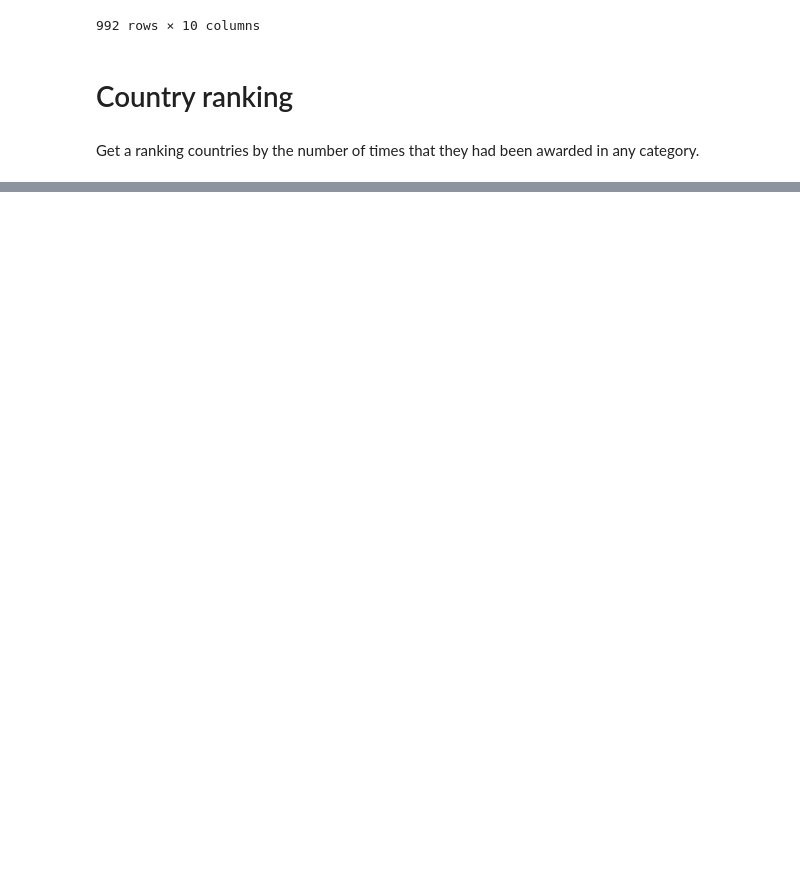
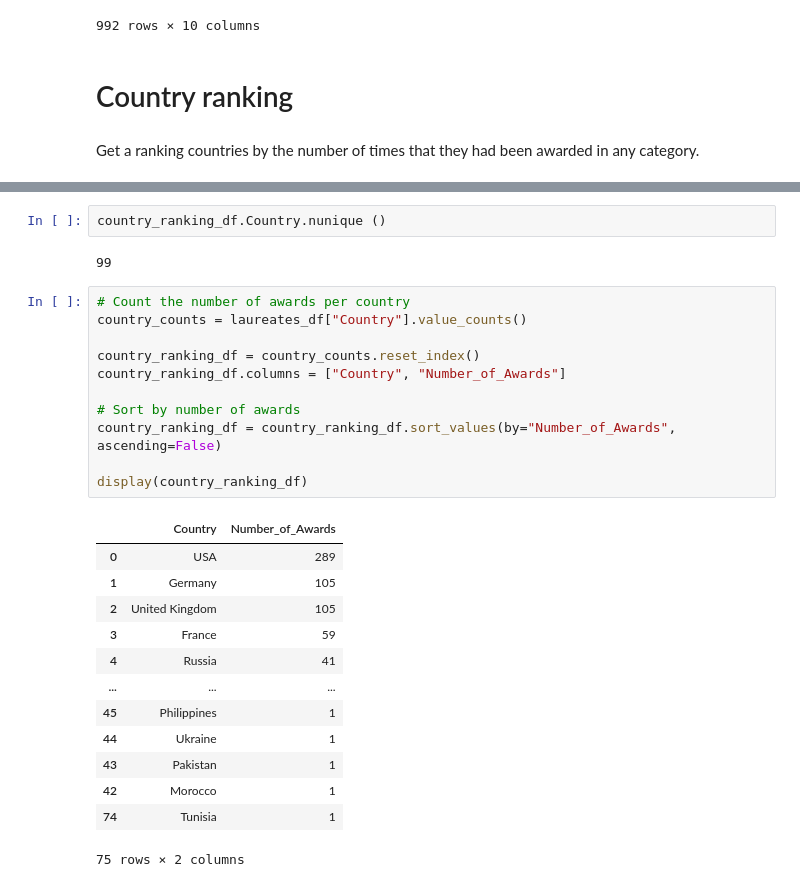
Before and after one commit to isg75/lab-apis, a Jupyter notebook: lab_apis.ipynb, the cells around one changed output, grey strips where cells are left out. Saved outputs shown, nothing was run; the diff lists cells and outputs as text; blank space fills up the shorter version.

```diff
--- a/lab_apis.ipynb
+++ b/lab_apis.ipynb
@@ -272,0 +488,29 @@ Get a ranking countries by the number of times that they had been awarded in any
+# %%
+country_ranking_df.Country.nunique ()
+# %% [output]
+99
+# %%
+# Count the number of awards per country
+country_counts = laureates_df["Country"].value_counts()
+
+country_ranking_df = country_counts.reset_index()
+country_ranking_df.columns = ["Country", "Number_of_Awards"]
+
+# Sort by number of awards
+country_ranking_df = country_ranking_df.sort_values(by="Number_of_Awards", ascending=False)
+
+display(country_ranking_df)
+# %% [output]
+|  | Country | Number_of_Awards |
+| 0 | USA | 289 |
+| 1 | Germany | 105 |
+| 2 | United Kingdom | 105 |
+| 3 | France | 59 |
+| 4 | Russia | 41 |
+| ... | ... | ... |
+| 45 | Philippines | 1 |
+| 44 | Ukraine | 1 |
+| 43 | Pakistan | 1 |
+| 42 | Morocco | 1 |
+| 74 | Tunisia | 1 |
+75 rows × 2 columns
```
Also changed, not shown: parts of 14 cells of this notebook.
